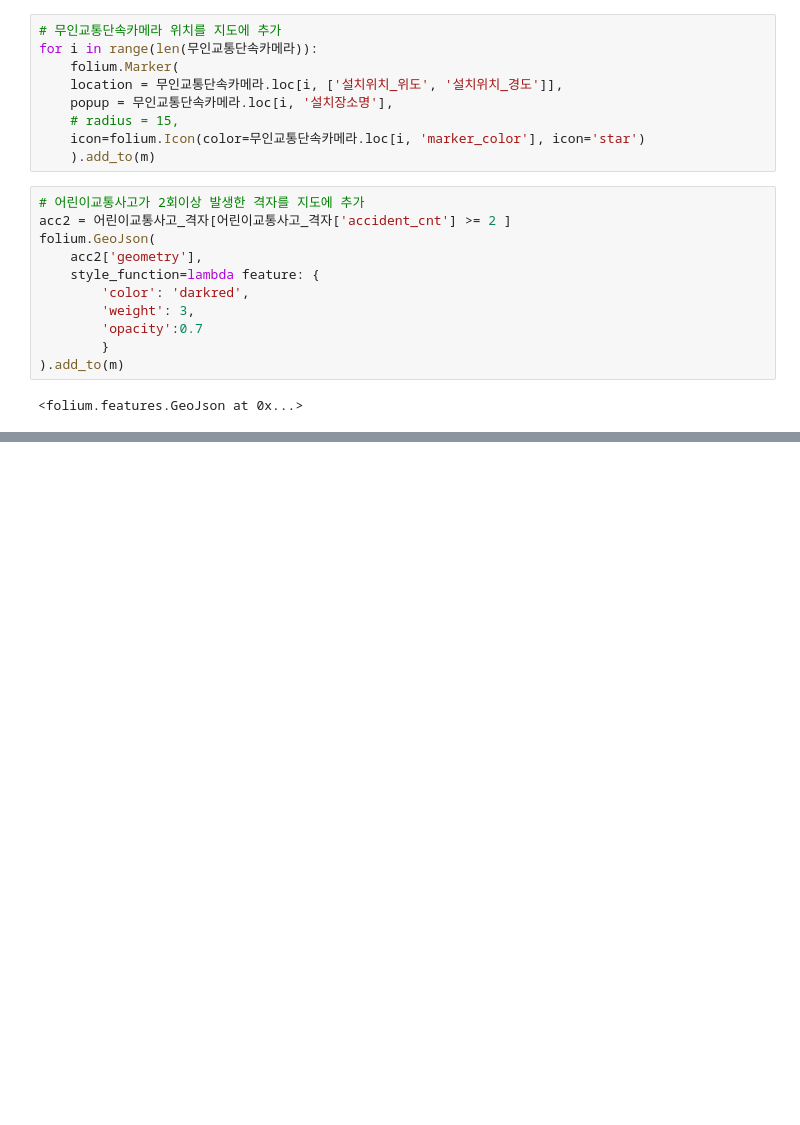
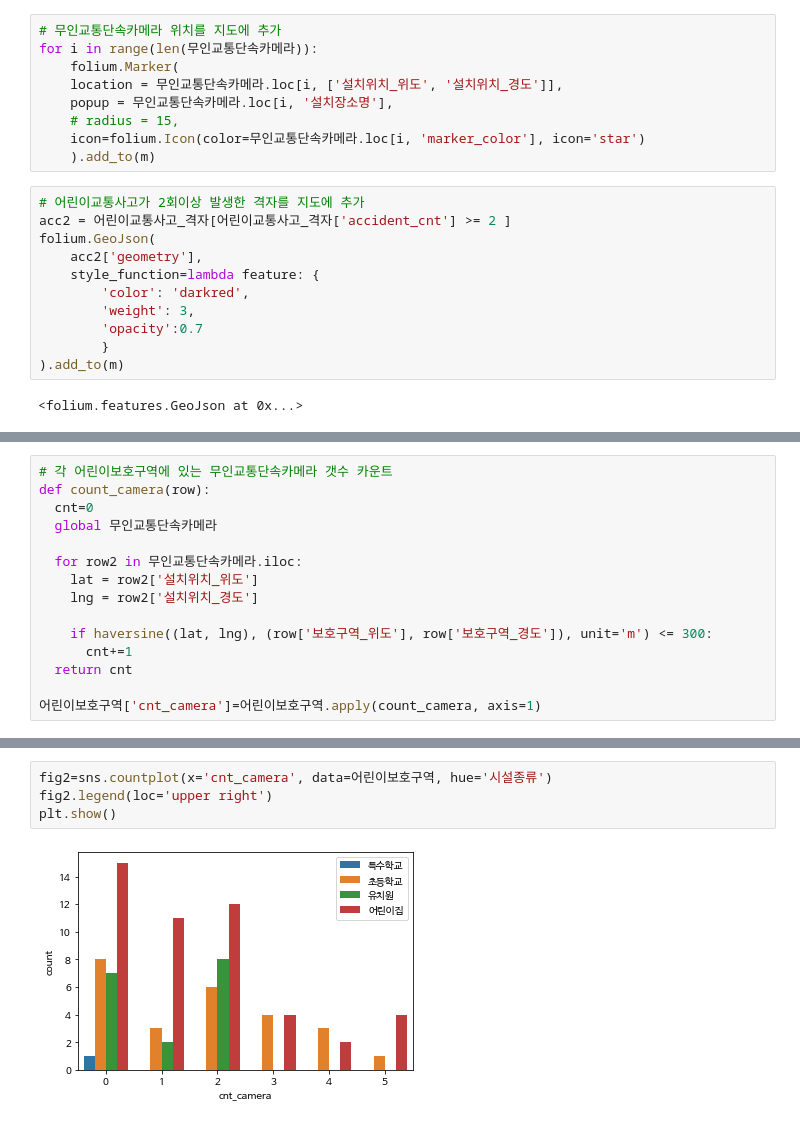
Before and after one commit to ikeven94/Osan-Si_-Identify-_TA_DangerZones, a Jupyter notebook: EDA/cjlee_EDA_교통안전시설물_설치_후보지.ipynb, the cells around one changed output, grey strips where cells are left out. Drawn from its saved outputs; the diff is of its cells as text; blank space fills up the shorter version.

```diff
--- a/EDA/cjlee_EDA_교통안전시설물_설치_후보지.ipynb
+++ b/EDA/cjlee_EDA_교통안전시설물_설치_후보지.ipynb
@@ -233,0 +250,15 @@ m
+# %%
+# 각 어린이보호구역에 있는 무인교통단속카메라 갯수 카운트
+def count_camera(row):
+  cnt=0
+  global 무인교통단속카메라
+
+  for row2 in 무인교통단속카메라.iloc:
+    lat = row2['설치위치_위도']
+    lng = row2['설치위치_경도']
+
+    if haversine((lat, lng), (row['보호구역_위도'], row['보호구역_경도']), unit='m') <= 300:
+      cnt+=1
+  return cnt
+
+어린이보호구역['cnt_camera']=어린이보호구역.apply(count_camera, axis=1)
@@ -233,0 +285,6 @@ m
+# %%
+fig2=sns.countplot(x='cnt_camera', data=어린이보호구역, hue='시설종류')
+fig2.legend(loc='upper right')
+plt.show()
+# %% [output]
+[figure, added]
```
Also changed, not shown: parts of 35 cells of this notebook.
